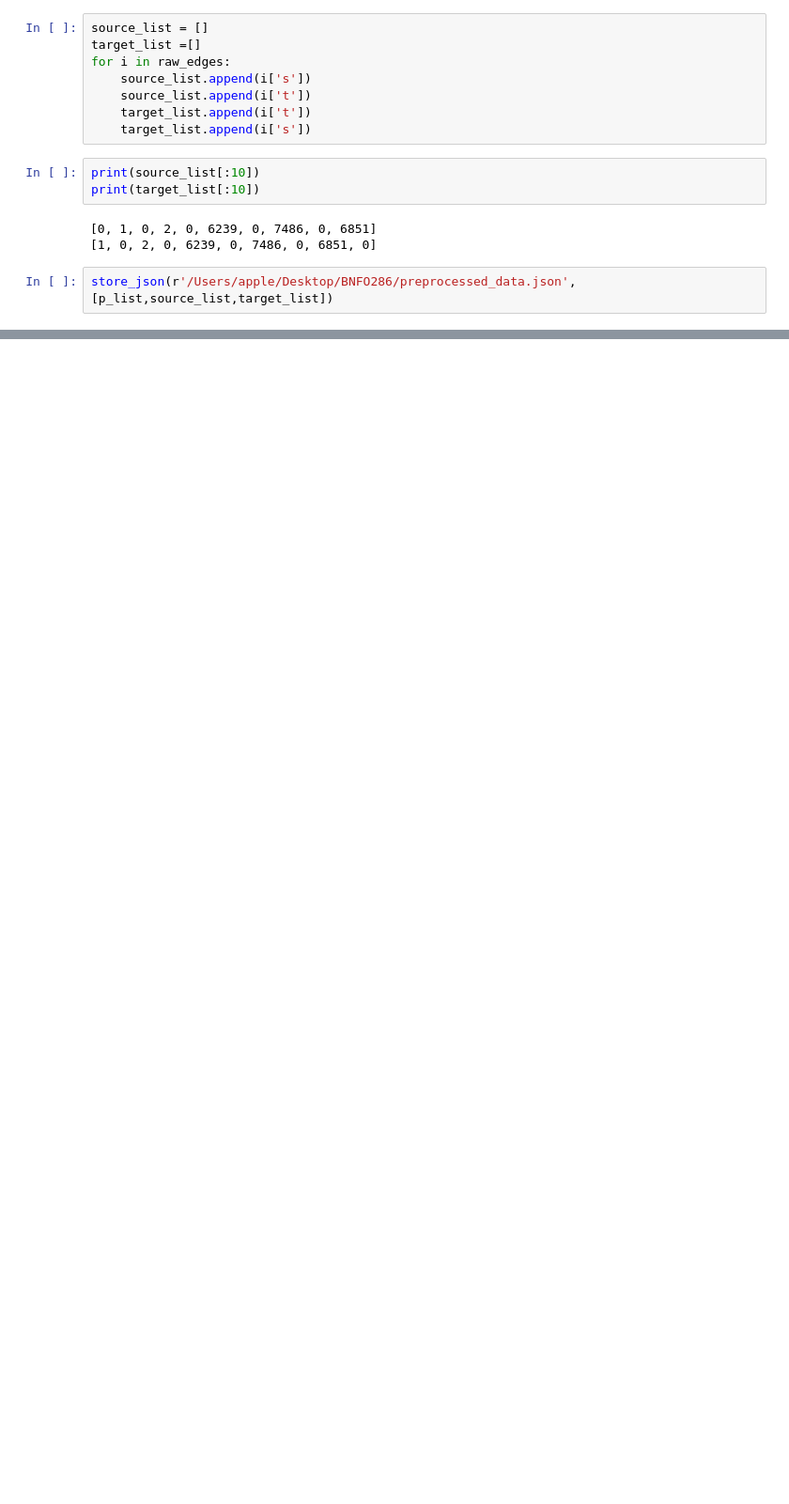
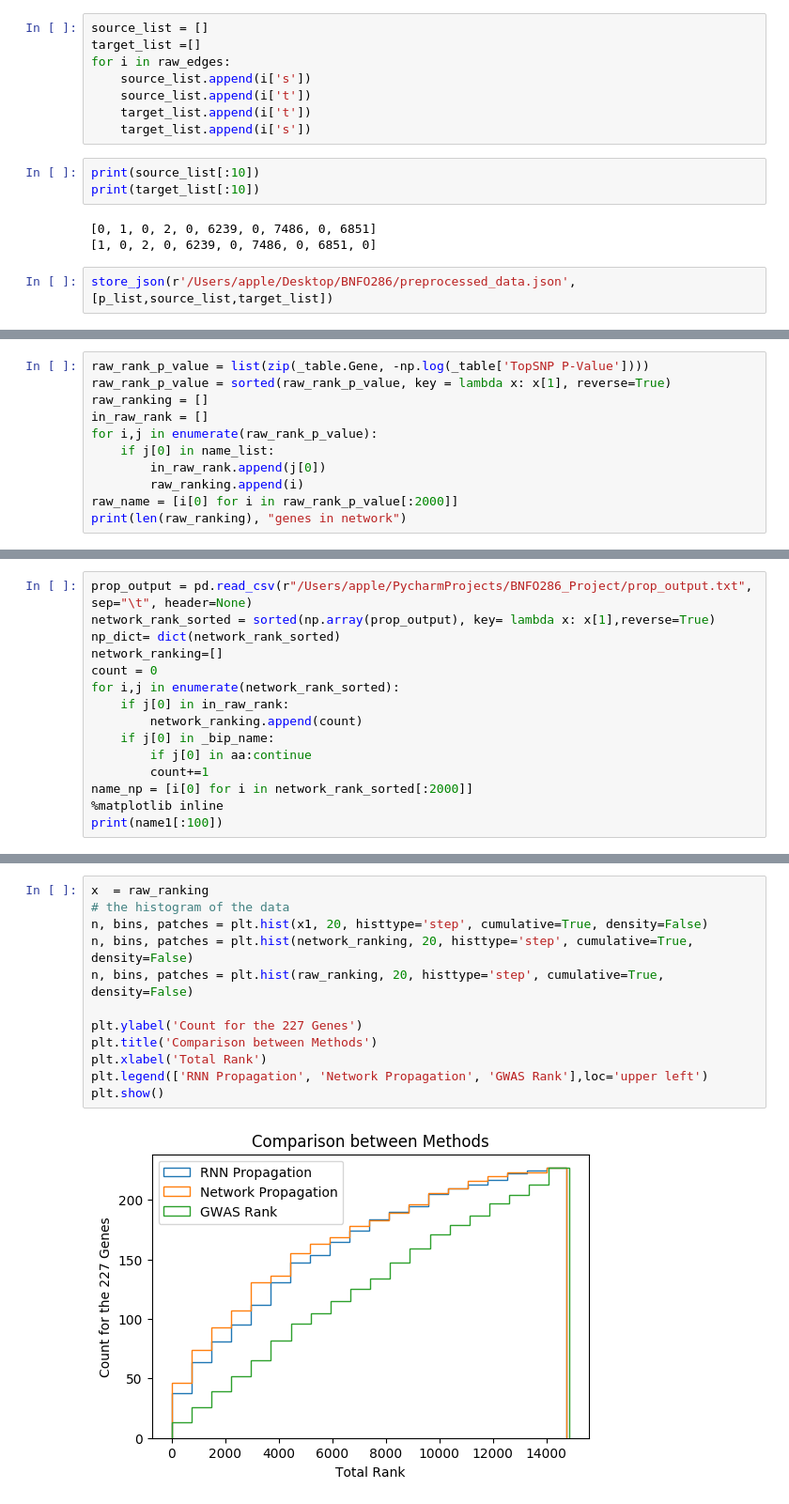
Before and after one commit to bobaoai/BNFO286_Project, a Jupyter notebook: bnfo_project.ipynb, the cells around one changed output, grey strips where cells are left out. Shown at 94% size. Drawn from its saved outputs; the diff is of its cells as text; blank space fills up the shorter version.

```diff
--- a/bnfo_project.ipynb
+++ b/bnfo_project.ipynb
@@ -67,0 +85,11 @@ store_json(r'/Users/apple/Desktop/BNFO286/preprocessed_data.json',[p_list,source
+# %%
+raw_rank_p_value = list(zip(_table.Gene, -np.log(_table['TopSNP P-Value'])))
+raw_rank_p_value = sorted(raw_rank_p_value, key = lambda x: x[1], reverse=True)
+raw_ranking = []
+in_raw_rank = []
+for i,j in enumerate(raw_rank_p_value):
+    if j[0] in name_list:
+        in_raw_rank.append(j[0])
+        raw_ranking.append(i)
+raw_name = [i[0] for i in raw_rank_p_value[:2000]]
+print(len(raw_ranking), "genes in network")
@@ -67,0 +123,15 @@ store_json(r'/Users/apple/Desktop/BNFO286/preprocessed_data.json',[p_list,source
+# %%
+prop_output = pd.read_csv(r"/Users/apple/PycharmProjects/BNFO286_Project/prop_output.txt", sep="\t", header=None)
+network_rank_sorted = sorted(np.array(prop_output), key= lambda x: x[1],reverse=True)
+np_dict= dict(network_rank_sorted)
+network_ranking=[]
+count = 0
+for i,j in enumerate(network_rank_sorted):
+    if j[0] in in_raw_rank:
+        network_ranking.append(count)
+    if j[0] in _bip_name:
+        if j[0] in aa:continue
+        count+=1
+name_np = [i[0] for i in network_rank_sorted[:2000]]
+%matplotlib inline
+print(name1[:100])
@@ -67,0 +156,14 @@ store_json(r'/Users/apple/Desktop/BNFO286/preprocessed_data.json',[p_list,source
+# %%
+x  = raw_ranking
+# the histogram of the data
+n, bins, patches = plt.hist(x1, 20, histtype='step', cumulative=True, density=False)
+n, bins, patches = plt.hist(network_ranking, 20, histtype='step', cumulative=True, density=False)
+n, bins, patches = plt.hist(raw_ranking, 20, histtype='step', cumulative=True, density=False)
+
+plt.ylabel('Count for the 227 Genes')
+plt.title('Comparison between Methods')
+plt.xlabel('Total Rank')
+plt.legend(['RNN Propagation', 'Network Propagation', 'GWAS Rank'],loc='upper left')
+plt.show()
+# %% [output]
+[figure, added]
```
Also changed, not shown: parts of 25 cells of this notebook, 5 other files.
